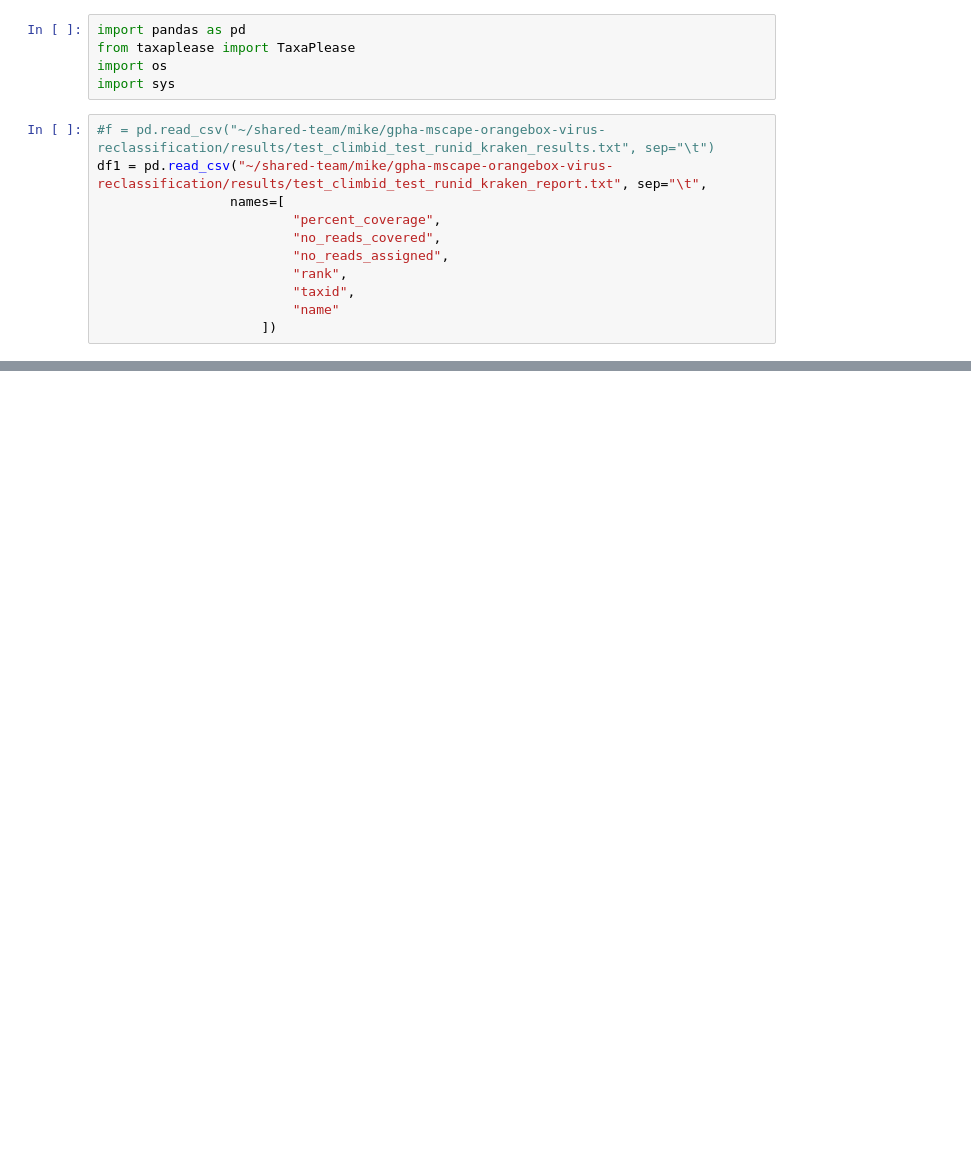
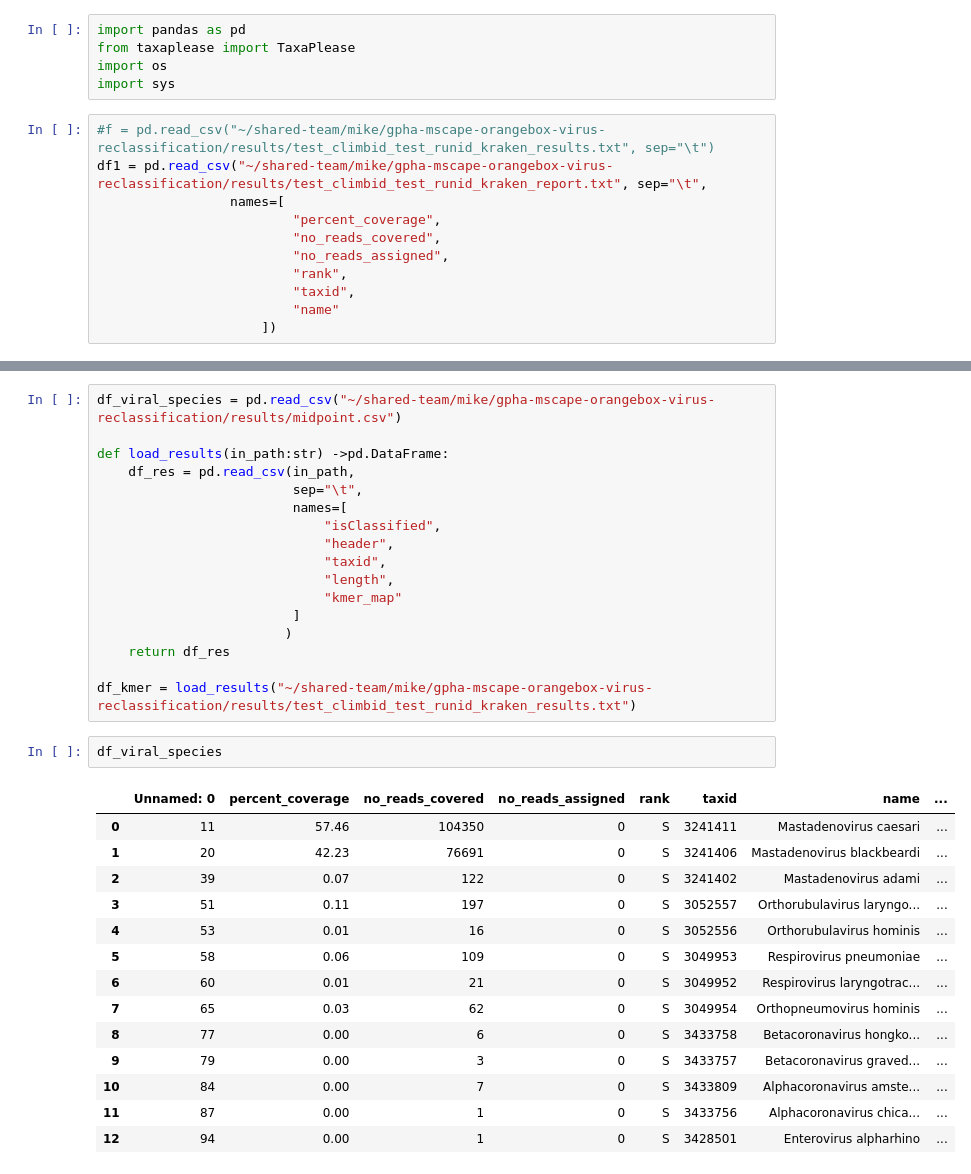
Before and after one commit to ukhsa-collaboration/gpha-mscape-orangebox-virus-reclassification, a Jupyter notebook: bin/parse_kraken_results.ipynb, the cells around one changed output, grey strips where cells are left out. Cells and saved outputs as stored; diff of their text form; blank space fills up the shorter version.

```diff
--- a/bin/parse_kraken_results.ipynb
+++ b/bin/parse_kraken_results.ipynb
@@ -85,0 +75,34 @@ df1
+# %%
+df_viral_species = pd.read_csv("~/shared-team/mike/gpha-mscape-orangebox-virus-reclassification/results/midpoint.csv")
+
+def load_results(in_path:str) ->pd.DataFrame:
+    df_res = pd.read_csv(in_path,
+                         sep="\t",
+                         names=[
+                             "isClassified",
+                             "header",
+                             "taxid",
+                             "length",
+                             "kmer_map"
+                         ]
+                        )
+    return df_res
+
+df_kmer = load_results("~/shared-team/mike/gpha-mscape-orangebox-virus-reclassification/results/test_climbid_test_runid_kraken_results.txt")
+# %%
+df_viral_species
+# %% [output]
+|  | Unnamed: 0 | percent_coverage | no_reads_covered | no_reads_assigned | rank | taxid | name | ... |
+| 0 | 11 | 57.46 | 104350 | 0 | S | 3241411 | Mastadenovirus caesari | ... |
+| 1 | 20 | 42.23 | 76691 | 0 | S | 3241406 | Mastadenovirus blackbeardi | ... |
+| 2 | 39 | 0.07 | 122 | 0 | S | 3241402 | Mastadenovirus adami | ... |
+| 3 | 51 | 0.11 | 197 | 0 | S | 3052557 | Orthorubulavirus laryngo... | ... |
+| 4 | 53 | 0.01 | 16 | 0 | S | 3052556 | Orthorubulavirus hominis | ... |
+| 5 | 58 | 0.06 | 109 | 0 | S | 3049953 | Respirovirus pneumoniae | ... |
+| 6 | 60 | 0.01 | 21 | 0 | S | 3049952 | Respirovirus laryngotrac... | ... |
+| 7 | 65 | 0.03 | 62 | 0 | S | 3049954 | Orthopneumovirus hominis | ... |
+| 8 | 77 | 0.00 | 6 | 0 | S | 3433758 | Betacoronavirus hongko... | ... |
+| 9 | 79 | 0.00 | 3 | 0 | S | 3433757 | Betacoronavirus graved... | ... |
+| 10 | 84 | 0.00 | 7 | 0 | S | 3433809 | Alphacoronavirus amste... | ... |
+| 11 | 87 | 0.00 | 1 | 0 | S | 3433756 | Alphacoronavirus chica... | ... |
+| 12 | 94 | 0.00 | 1 | 0 | S | 3428501 | Enterovirus alpharhino | ... |
```
Also changed, not shown: parts of 10 cells of this notebook, 1 other file.
